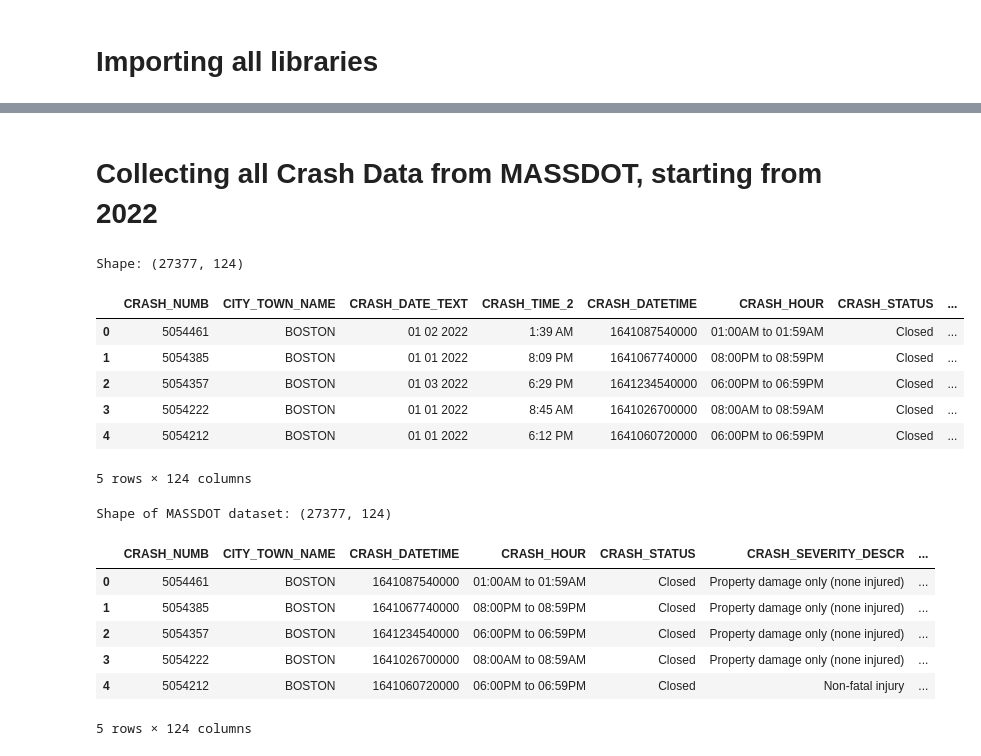
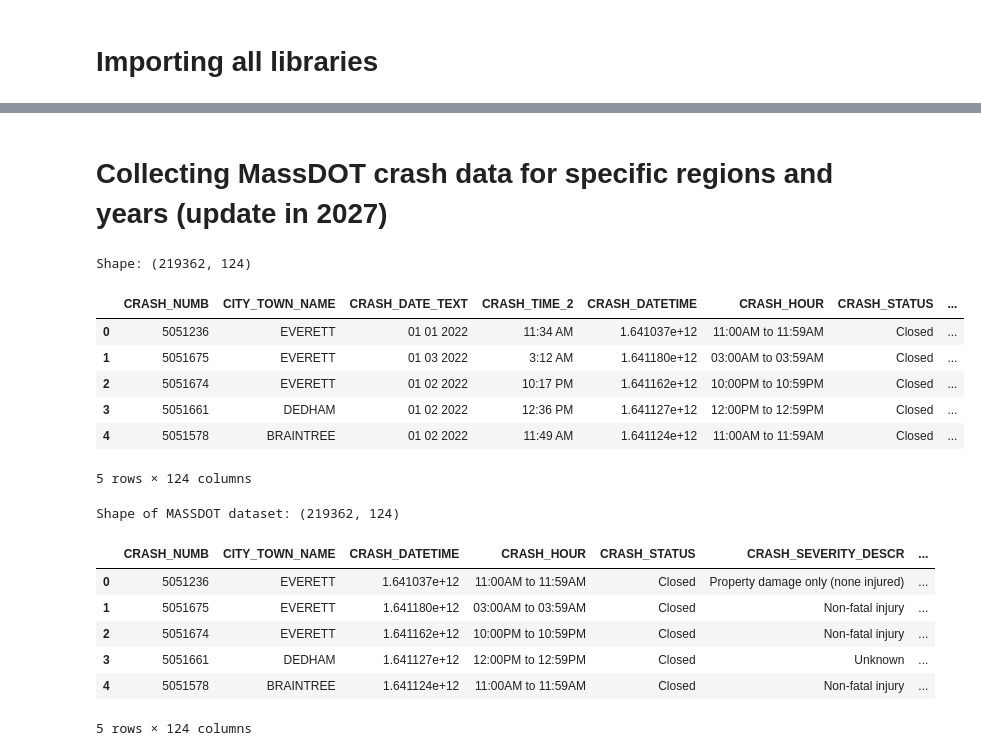
Before and after one commit to JackDougherty/mass-crash-map, a Jupyter notebook: massdot-data-clean.ipynb, the cells around one changed output, grey strips where cells are left out. Cells and saved outputs as stored; diff of their text form; code cells hidden in the pictures.

Commit message:
improving mass-data-cleaner

```diff
--- a/massdot-data-clean.ipynb
+++ b/massdot-data-clean.ipynb
@@ -28,54 +33,63 @@ Requirement already satisfied: numpy in /opt/anaconda3/lib/python3.12/site-packa
 # %% [markdown]
-# Collecting all Crash Data from MASSDOT, starting from 2022
+# Collecting MassDOT crash data for specific regions and years (update in 2027)
 # %%
 all_features = []
 
-#EDIT HERE TO CHANGE YEARS INCLUDED
-years = range(2022, 2027)
+#Inserted years individually because "2023v" naming issue in MassDOT crash server
+#https://gis.crashdata.dot.mass.gov/arcgis/rest/services/MassDOT
 
-#EDIT HERE TO EDIT PLACES INCLUDED
-cities = ['BOSTON', 'CAMBRIDGE', 'SOMERVILLE', 'BROOKLINE']
-city_str = ", ".join([f"'{c}'" for c in cities])
+years = ('2022', '2023v','2024','2025','2026')
+
+#EDIT Regional Planning Area (RPA) acronyms in 'regions' below
+#boston-metro = ['MAPC']
+#central = ['MRPC','CMRPC']
+#northeast = ['NMCOG','MVPC']
+#western = ['BRPC','FRCOG','PVPC']
+#southeast = ['CCC','MVC','NRPEDC','OCPC','SRPEDD']
+
+regions = ['MAPC']
+region_str = ", ".join([f"'{c}'" for c in regions])
 
 for year in years:
 
     base_url = f"https://gis.crashdata.dot.mass.gov/arcgis/rest/services/MassDOT/MASSDOT_ODP_OPEN_{year}/FeatureServer/0/query"
 
+
     params = {
-        "where": f"CITY_TOWN_NAME IN ({city_str})",
+        "where": f"RPA_ABBR IN ({region_str})",
         "outFields": "*",
         "outSR": "4326",
         "f": "json",
         "returnGeometry": "true",
         "resultOffset": 0,
         "resultRecordCount": 2000
     }
 
     while True:
 
         response = requests.get(base_url, params=params)
         data = response.json()
         features = data.get("features", [])
 
         if not features:
             break
 
         all_features.extend(features)
         params["resultOffset"] += params["resultRecordCount"]
 
 records = [f["attributes"] for f in all_features]
 
 df = pd.DataFrame(records)
 print("Shape:", df.shape)
 df.head()
 # %% [output]
-Shape: (27377, 124)
+Shape: (219362, 124)
 |  | CRASH_NUMB | CITY_TOWN_NAME | CRASH_DATE_TEXT | CRASH_TIME_2 | CRASH_DATETIME | CRASH_HOUR | CRASH_STATUS | ... |
-| 0 | 5054461 | BOSTON | 01 02 2022 | 1:39 AM | 1641087540000 | 01:00AM to 01:59AM | Closed | ... |
-| 1 | 5054385 | BOSTON | 01 01 2022 | 8:09 PM | 1641067740000 | 08:00PM to 08:59PM | Closed | ... |
-| 2 | 5054357 | BOSTON | 01 03 2022 | 6:29 PM | 1641234540000 | 06:00PM to 06:59PM | Closed | ... |
-| 3 | 5054222 | BOSTON | 01 01 2022 | 8:45 AM | 1641026700000 | 08:00AM to 08:59AM | Closed | ... |
-| 4 | 5054212 | BOSTON | 01 01 2022 | 6:12 PM | 1641060720000 | 06:00PM to 06:59PM | Closed | ... |
+| 0 | 5051236 | EVERETT | 01 01 2022 | 11:34 AM | 1.641037e+12 | 11:00AM to 11:59AM | Closed | ... |
+| 1 | 5051675 | EVERETT | 01 03 2022 | 3:12 AM | 1.641180e+12 | 03:00AM to 03:59AM | Closed | ... |
+| 2 | 5051674 | EVERETT | 01 02 2022 | 10:17 PM | 1.641162e+12 | 10:00PM to 10:59PM | Closed | ... |
+| 3 | 5051661 | DEDHAM | 01 02 2022 | 12:36 PM | 1.641127e+12 | 12:00PM to 12:59PM | Closed | ... |
+| 4 | 5051578 | BRAINTREE | 01 02 2022 | 11:49 AM | 1.641124e+12 | 11:00AM to 11:59AM | Closed | ... |
 5 rows × 124 columns
 # %%
 #CRASH_TIME_2 & CRASH_DATE_TEXT columns are of type str
@@ -90,12 +104,12 @@ mass_crashes = df
 print("Shape of MASSDOT dataset:", mass_crashes.shape)
 mass_crashes.head()
 # %% [output]
-Shape of MASSDOT dataset: (27377, 124)
+Shape of MASSDOT dataset: (219362, 124)
 |  | CRASH_NUMB | CITY_TOWN_NAME | CRASH_DATETIME | CRASH_HOUR | CRASH_STATUS | CRASH_SEVERITY_DESCR | ... |
-| 0 | 5054461 | BOSTON | 1641087540000 | 01:00AM to 01:59AM | Closed | Property damage only (none injured) | ... |
-| 1 | 5054385 | BOSTON | 1641067740000 | 08:00PM to 08:59PM | Closed | Property damage only (none injured) | ... |
-| 2 | 5054357 | BOSTON | 1641234540000 | 06:00PM to 06:59PM | Closed | Property damage only (none injured) | ... |
-| 3 | 5054222 | BOSTON | 1641026700000 | 08:00AM to 08:59AM | Closed | Property damage only (none injured) | ... |
-| 4 | 5054212 | BOSTON | 1641060720000 | 06:00PM to 06:59PM | Closed | Non-fatal injury | ... |
+| 0 | 5051236 | EVERETT | 1.641037e+12 | 11:00AM to 11:59AM | Closed | Property damage only (none injured) | ... |
+| 1 | 5051675 | EVERETT | 1.641180e+12 | 03:00AM to 03:59AM | Closed | Non-fatal injury | ... |
+| 2 | 5051674 | EVERETT | 1.641162e+12 | 10:00PM to 10:59PM | Closed | Non-fatal injury | ... |
+| 3 | 5051661 | DEDHAM | 1.641127e+12 | 12:00PM to 12:59PM | Closed | Unknown | ... |
+| 4 | 5051578 | BRAINTREE | 1.641124e+12 | 11:00AM to 11:59AM | Closed | Non-fatal injury | ... |
 5 rows × 124 columns
 # %% [markdown]
```
Also changed, not shown: parts of 15 cells of this notebook, 1 other file.
